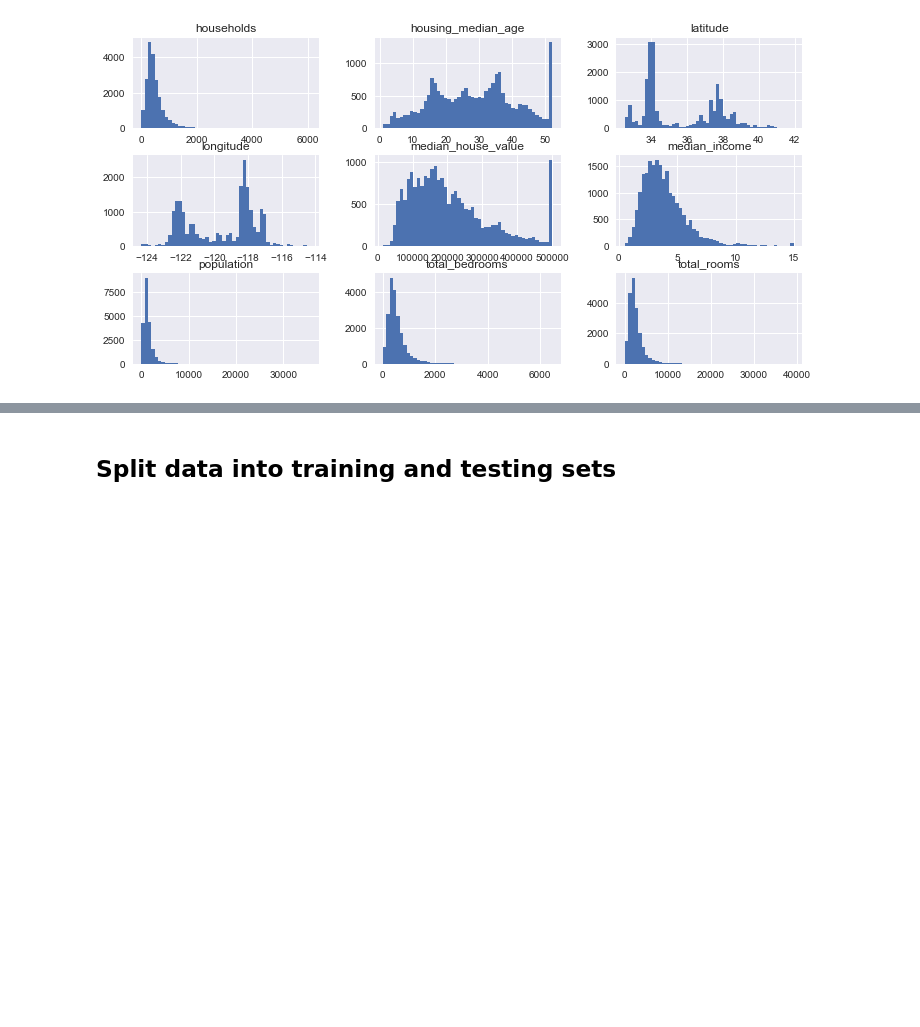
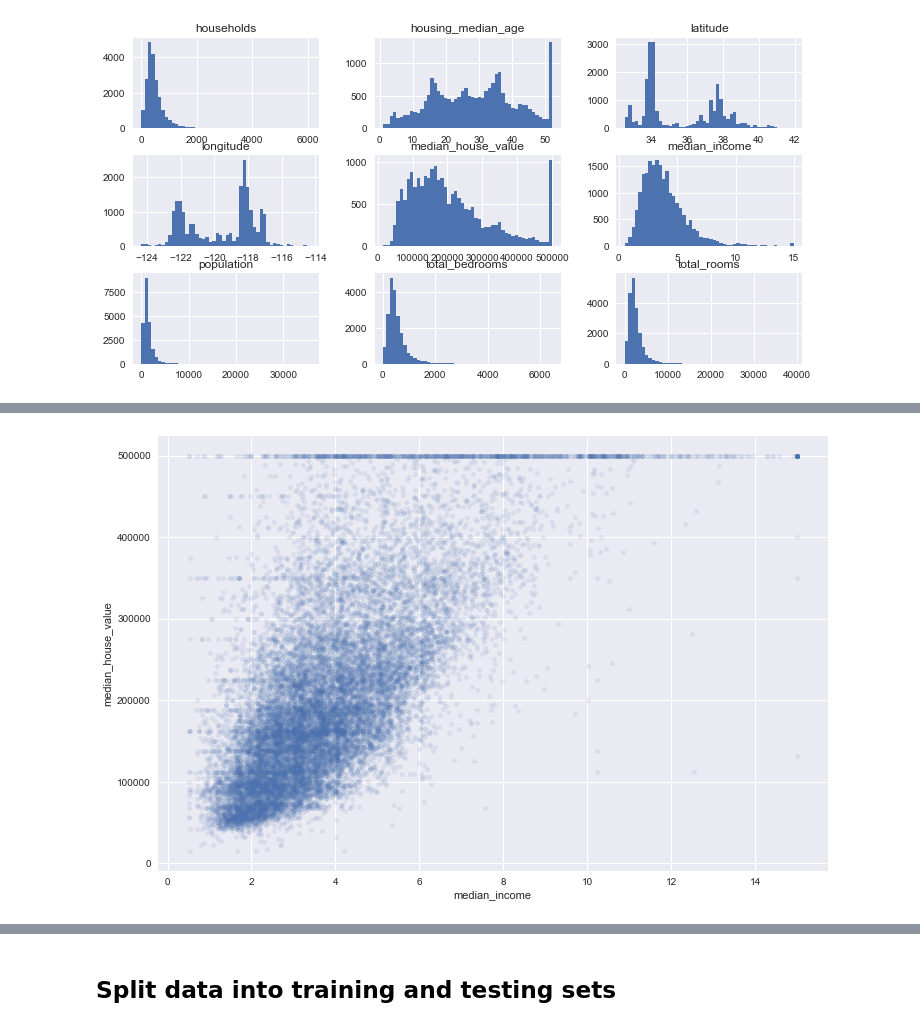
Before and after one commit to paradisepilot/statistics, a Jupyter notebook: projects/StatCan/californiaAna44/doc/MASTER.ipynb, the cells around one changed output, grey strips where cells are left out. Drawn from its saved outputs; the diff is of its cells as text; code cells hidden in the pictures; blank space fills up the shorter version.

```diff
--- a/projects/StatCan/californiaAna44/doc/MASTER.ipynb
+++ b/projects/StatCan/californiaAna44/doc/MASTER.ipynb
@@ -73,0 +89,11 @@ plt.show()
+# %%
+myPlot = housingDF.plot(
+    kind    = 'scatter',
+    x       = "median_income",
+    y       = "median_house_value",
+    alpha   = 0.1,
+    figsize = (12,8)
+    )
+plt.show()
+# %% [output]
+[figure, added]
```
Also changed, not shown: parts of 2 cells of this notebook.
